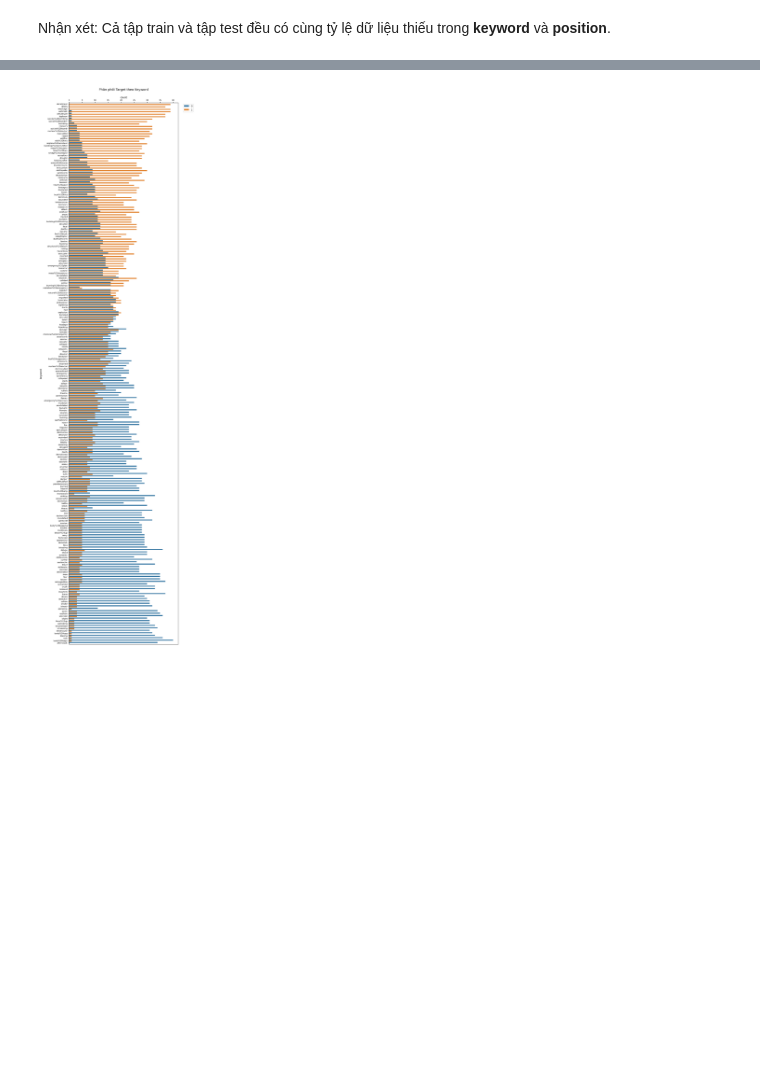
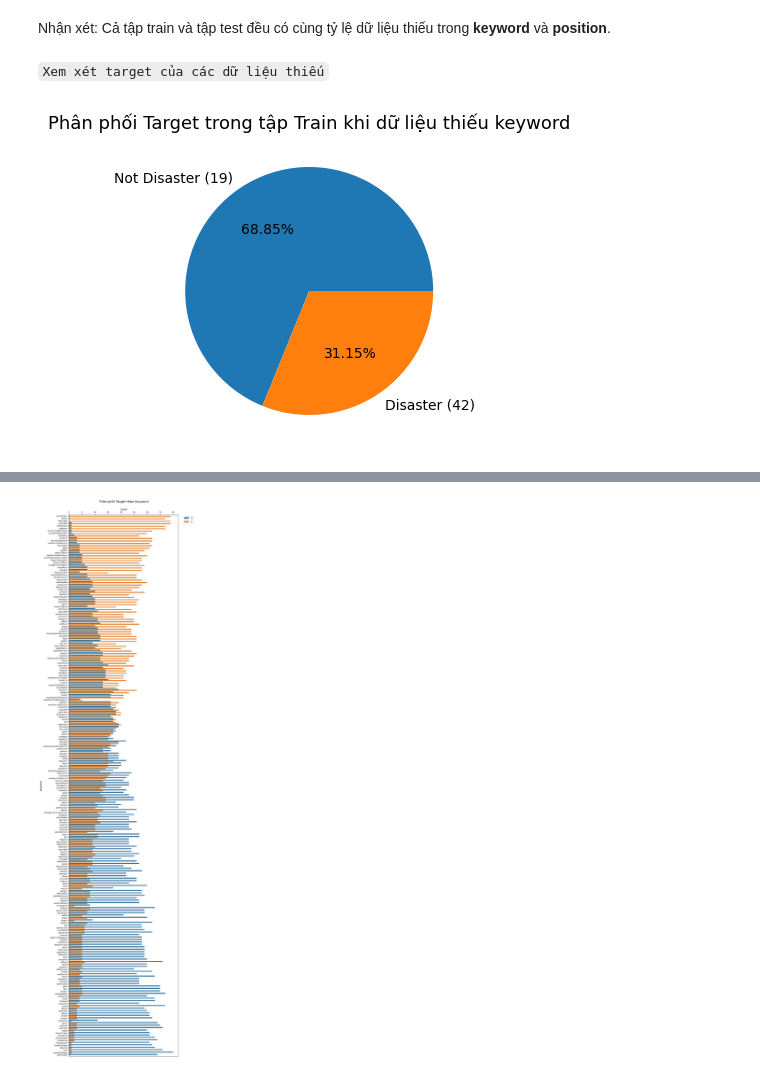
Before and after one commit to yakhimm/Disaster_Tweets, a Jupyter notebook: EDA.ipynb, the cells around one changed output, grey strips where cells are left out. Drawn from its saved outputs; the diff is of its cells as text; code cells hidden in the pictures; blank space fills up the shorter version.

```diff
--- a/EDA.ipynb
+++ b/EDA.ipynb
@@ -85,3 +121,24 @@ Tỉ lệ dữ liệu thiếu trong tập test:
 - location: 33.865%
 # %% [markdown]
 Nhận xét: Cả tập train và tập test đều có cùng tỷ lệ dữ liệu thiếu trong **keyword** và **position**.
+# %% [markdown]
+`Xem xét target của các dữ liệu thiếu`
+# %%
+missing_train_df_keyword_mask = df_train.isna()["keyword"]
+missing_train_df_keyword = df_train[missing_train_df_keyword_mask]
+missing_train_df_location_mask = df_train.isna()["location"]
+missing_train_df_location = df_train[missing_train_df_location_mask]
+# %%
+fig = plt.figure(figsize=(4, 10))
+
+# Biểu đồ tròn với số liệu phần trăm
+target_counts = missing_train_df_keyword['target'].value_counts()
+target_percentages = target_counts / target_counts.sum() * 100
+
+missing_train_df_keyword['target'].value_counts().plot(kind='pie', labels=['Not Disaster ({})'.format(target_counts[0]), 'Disaster ({})'.format(target_counts[1])],
+                                       autopct=lambda p: '{:.2f}%'.format(p))
+
+plt.axis('off')
+plt.title('Phân phối Target trong tập Train khi dữ liệu thiếu keyword', fontsize=13);
+# %% [output]
+[figure, added]
```
Also changed, not shown: parts of 22 cells of this notebook.
